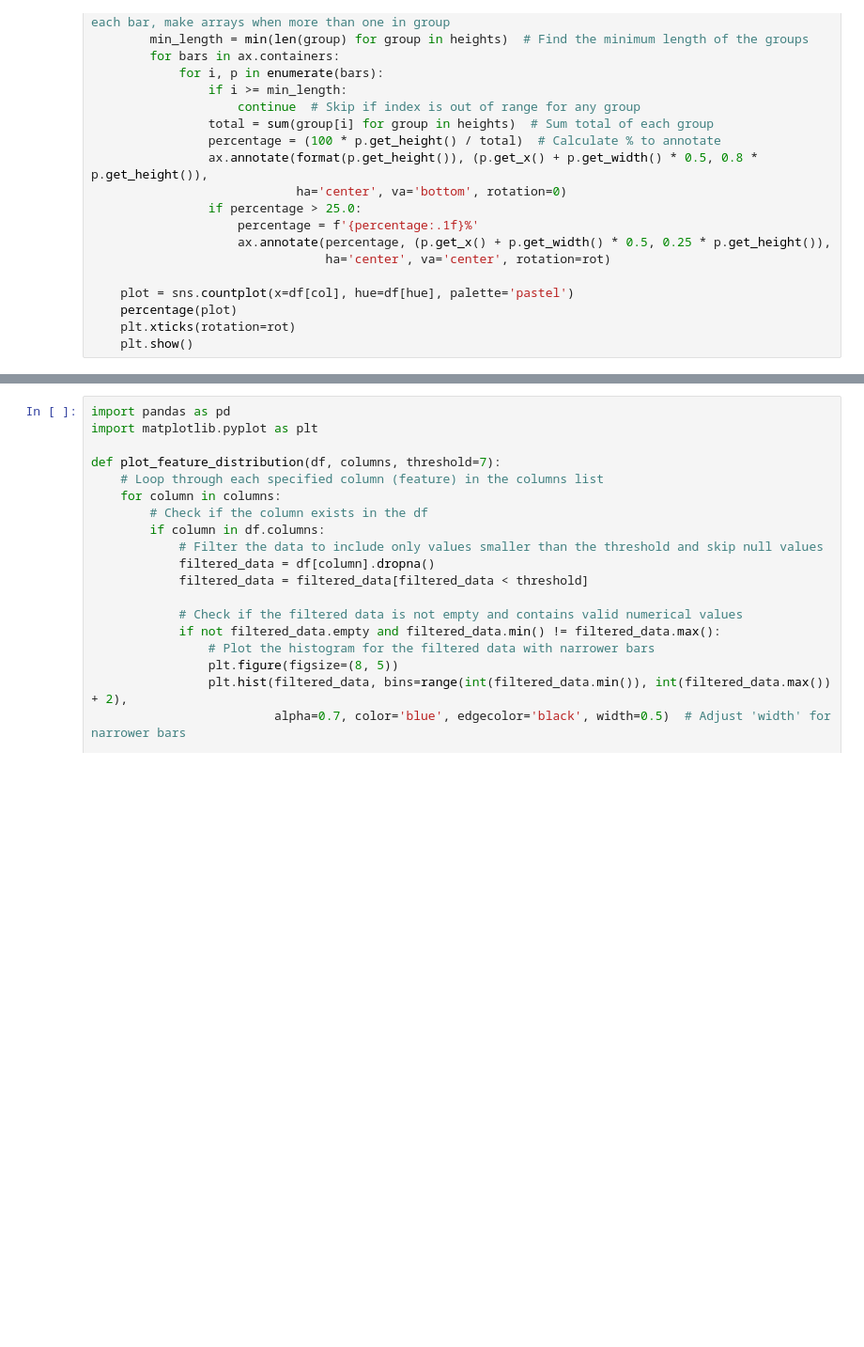
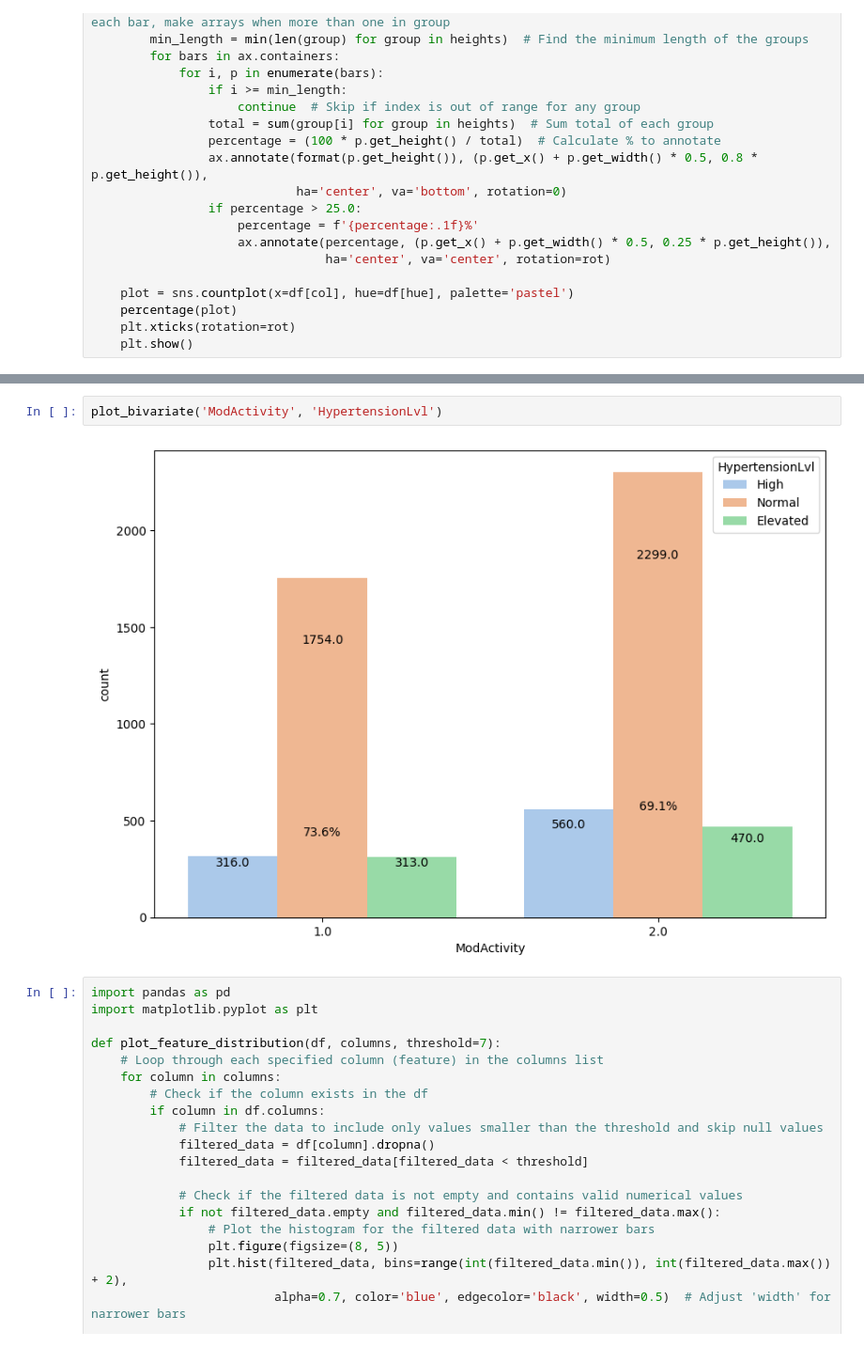
Before and after one commit to samcohen1/HypertensionML, a Jupyter notebook: new_predictor.ipynb, the cells around one changed output, grey strips where cells are left out. Shown at 94% size. Cells and saved outputs as stored; diff of their text form; blank space fills up the shorter version.

```diff
--- a/new_predictor.ipynb
+++ b/new_predictor.ipynb
@@ -768,3 +772,7 @@ plot_bivariate('100Cigs', 'HypertensionLvl')
+# %%
+plot_bivariate('ModActivity', 'HypertensionLvl')
+# %% [output]
+[figure, added]
 # %%
 import pandas as pd
 import matplotlib.pyplot as plt
```
Also changed, not shown: parts of 4 cells of this notebook.
